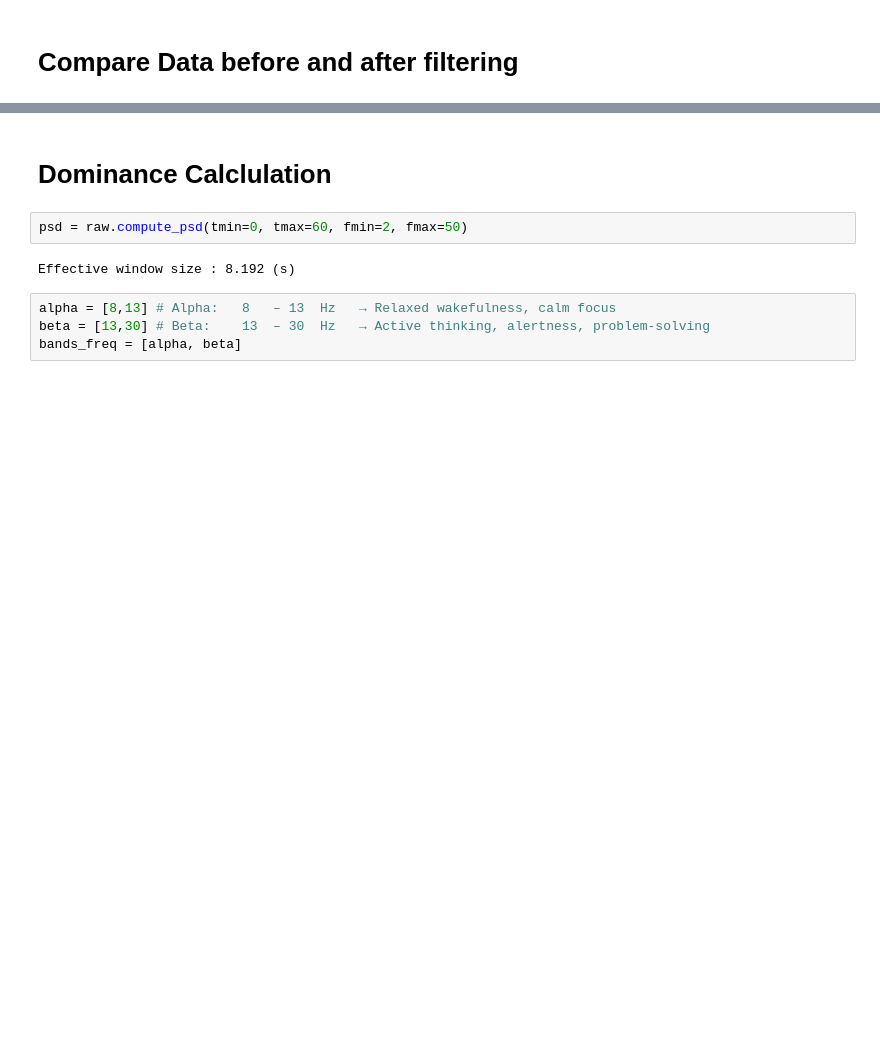
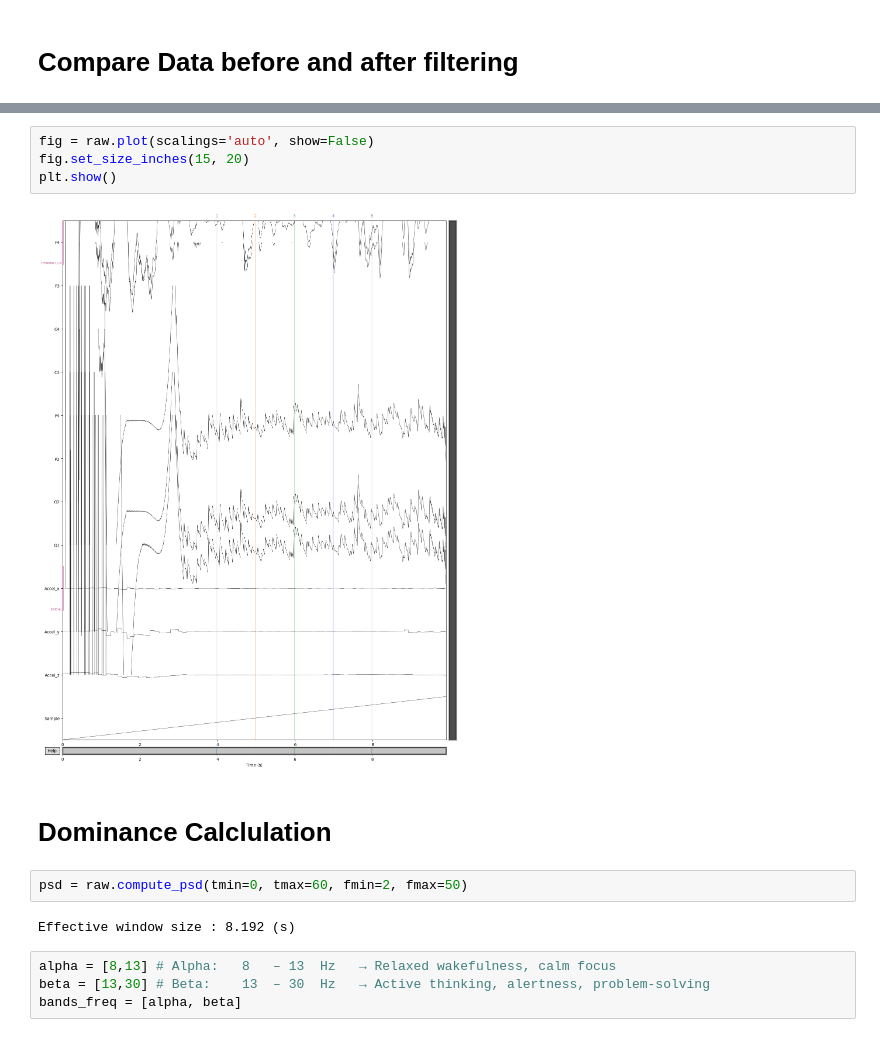
Before and after one commit to Gradient-PG/BrainGradient, a Jupyter notebook: hotb_starter_code/proba_preprocessing.ipynb, the cells around one changed output, grey strips where cells are left out. Cells and saved outputs as stored; diff of their text form; blank space fills up the shorter version.

```diff
--- a/hotb_starter_code/proba_preprocessing.ipynb
+++ b/hotb_starter_code/proba_preprocessing.ipynb
@@ -104,6 +105,12 @@ Designing a one-pass, zero-phase, non-causal bandstop filter:
 |  | Filters |  |
 |  | Highpass | 2.00 Hz |
 |  | Lowpass | 42.00 Hz |
+# %%
+fig = raw.plot(scalings='auto', show=False)
+fig.set_size_inches(15, 20)
+plt.show()
+# %% [output]
+[figure, added]
 # %% [markdown]
 # Dominance Calclulation
 # %%
```
Also changed, not shown: parts of 5 cells of this notebook, 2 other files.
